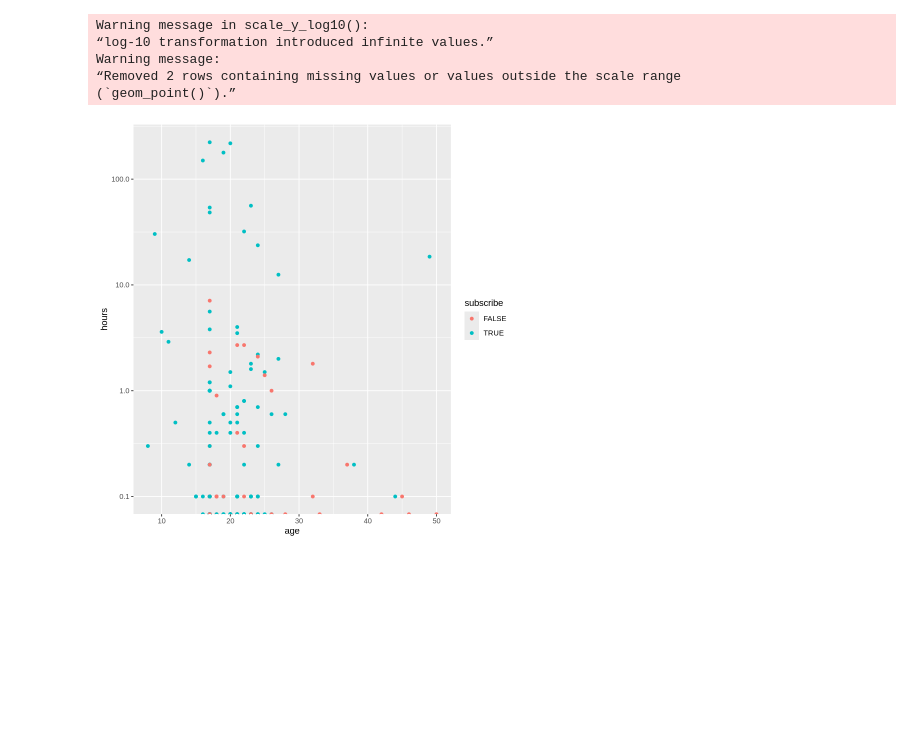
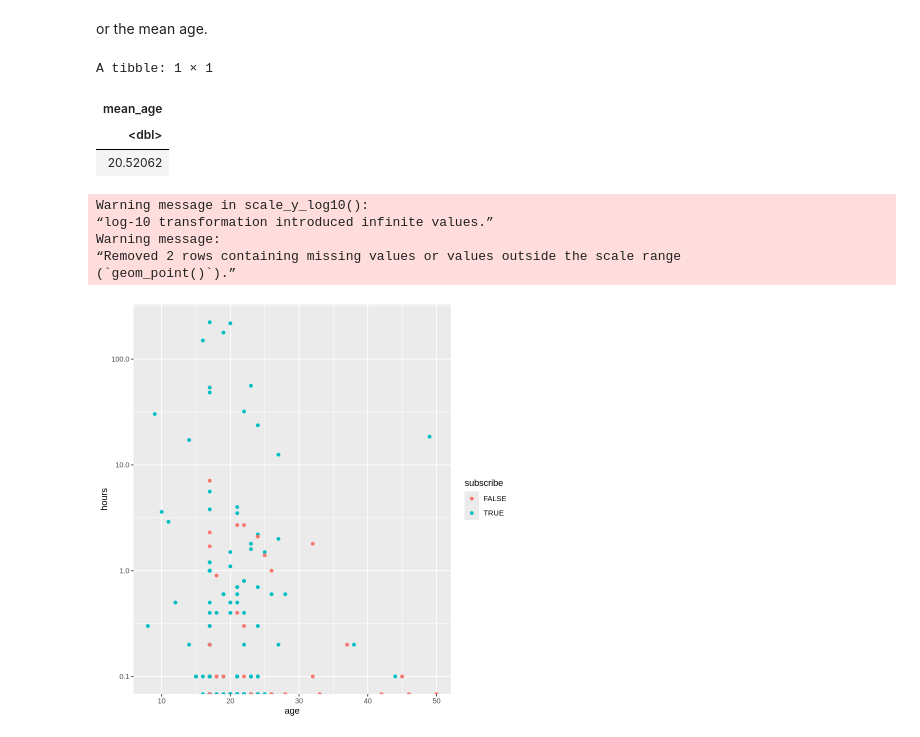
Before and after one commit to drsqs257/dsci-project, a Jupyter notebook: dsci proj.ipynb, the cells around one changed output. Saved outputs shown, nothing was run; the diff lists cells and outputs as text; code cells hidden in the pictures; blank space fills up the shorter version.

```diff
--- a/dsci proj.ipynb
+++ b/dsci proj.ipynb
@@ -43,3 +57,14 @@ A tibble: 196 × 3
+# %% [markdown]
+or the mean age.
+# %%
+data |>
+filter(Age != 'NA') |>
+summarise(mean_age = mean(Age))
+# %% [output]
+A tibble: 1 × 1
+| mean_age |
+| <dbl> |
+| 20.52062 |
 # %%
 exp_plot <- data |>
     ggplot(aes(x = Age, y = played_hours, color = subscribe)) +
```
Also changed, not shown: parts of 6 cells of this notebook.
